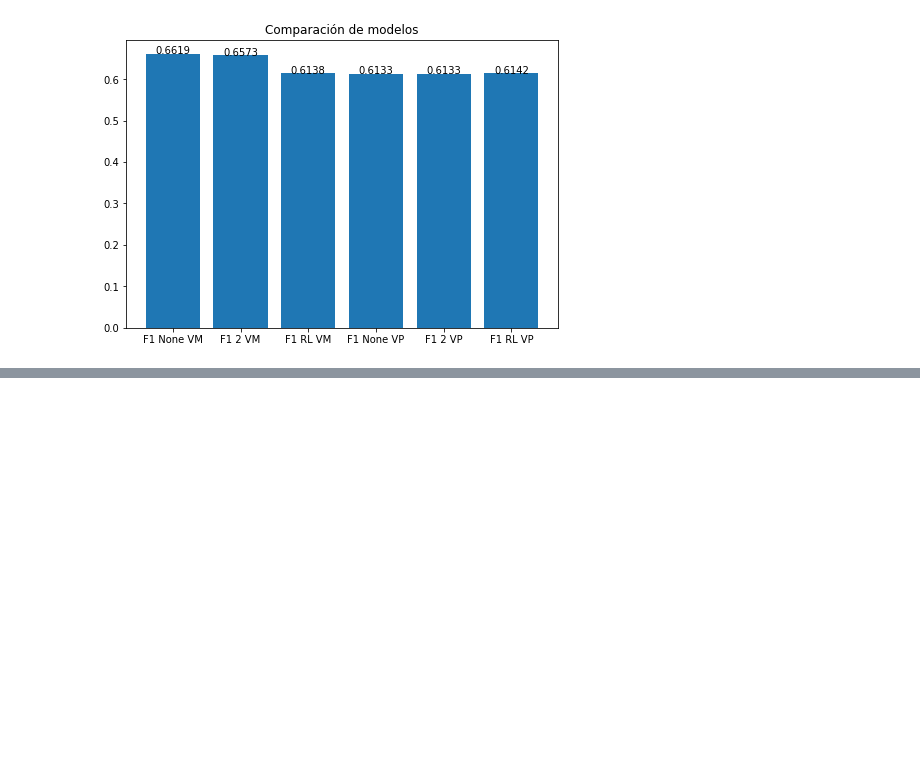
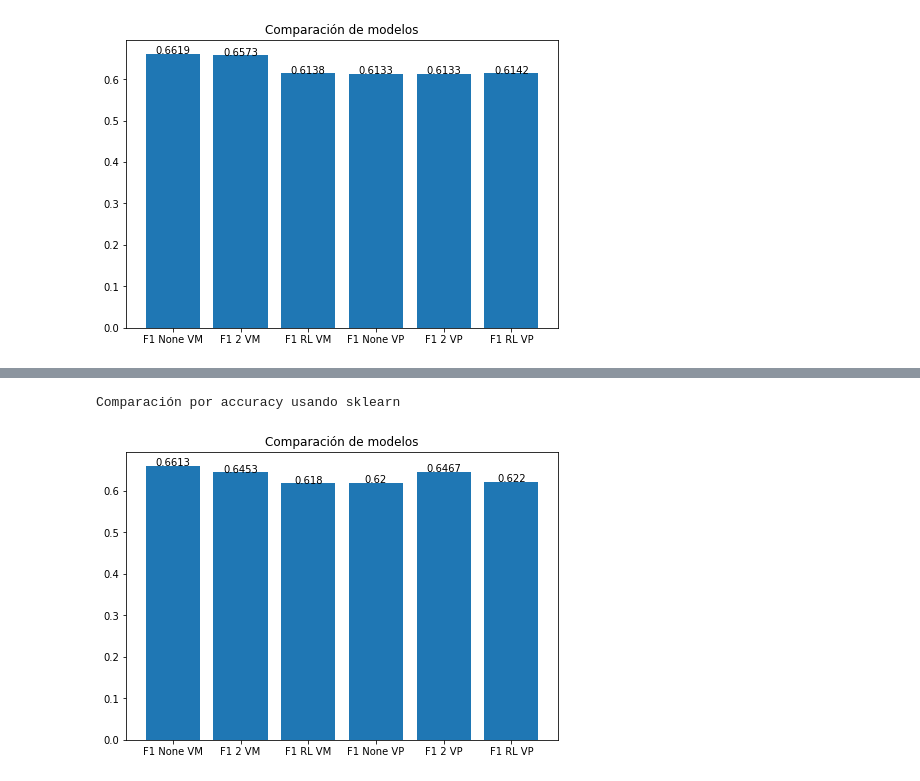
Before and after one commit to dsmunoz34/ML_NLP, a Jupyter notebook: Semana 1/S1TC1_arboles_ensamblajes.ipynb, the cells around one changed output, grey strips where cells are left out. Cells and saved outputs as stored; diff of their text form; code cells hidden in the pictures; blank space fills up the shorter version.

```diff
--- a/Semana 1/S1TC1_arboles_ensamblajes.ipynb
+++ b/Semana 1/S1TC1_arboles_ensamblajes.ipynb
@@ -776,0 +813,17 @@ Comparación por F1 manual
+# %%
+##Comparacion de accuracy sklearn
+print('Comparación por accuracy usando sklearn')
+fig = plt.figure()
+ax = fig.add_axes([0,0,1,1])
+ax.set_title("Comparación de modelos")
+ejeX = ['F1 None VM', 'F1 2 VM', 'F1 RL VM', 'F1 None VP', 'F1 2 VP', 'F1 RL VP']
+ejeY = [round(acc_none_sk, 4), round(acc_dos_sk, 4), round(acc_log_sk, 4), round(acc_none_sk_vp, 4), round(acc_dos_sk_vp, 4), round(acc_log_sk_vp, 4)]
+ax.bar(ejeX,ejeY)
+def addlabels(x,y,plotP):
+    for i in range(len(x)):
+        plotP.text(i,y[i],y[i],ha='center')
+addlabels(ejeX,ejeY,plt)
+plt.show()
+# %% [output]
+Comparación por accuracy usando sklearn
+[figure, added]
```
Also changed, not shown: parts of 5 cells of this notebook.
